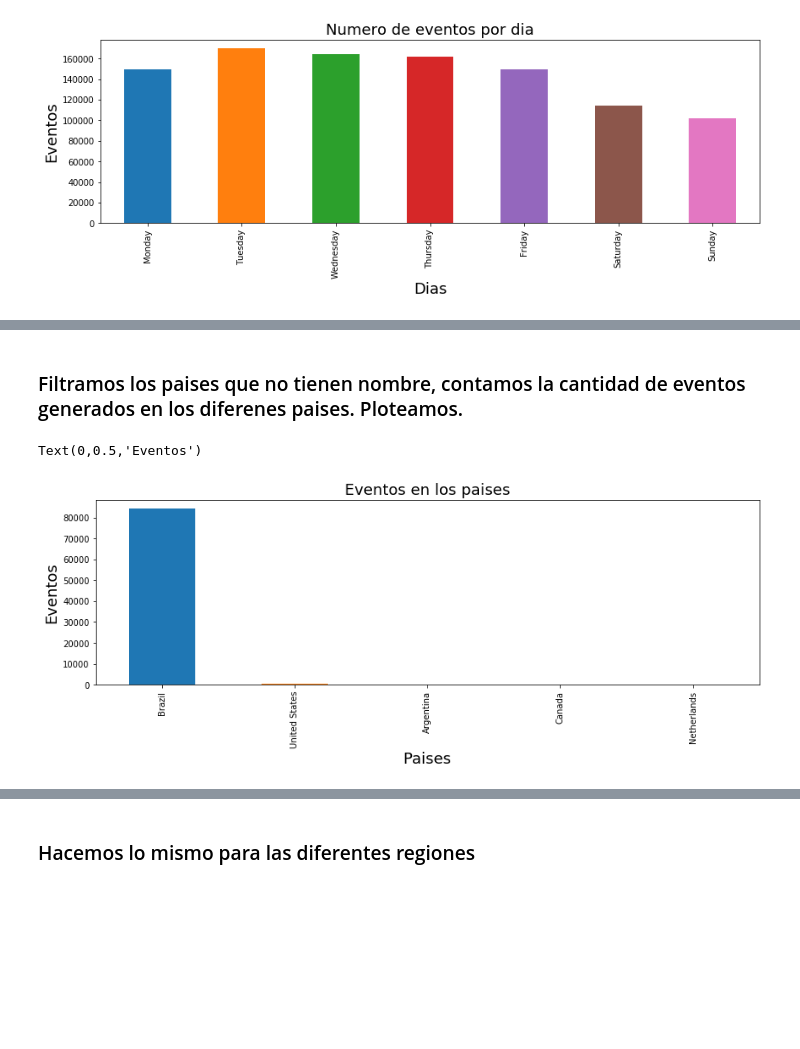
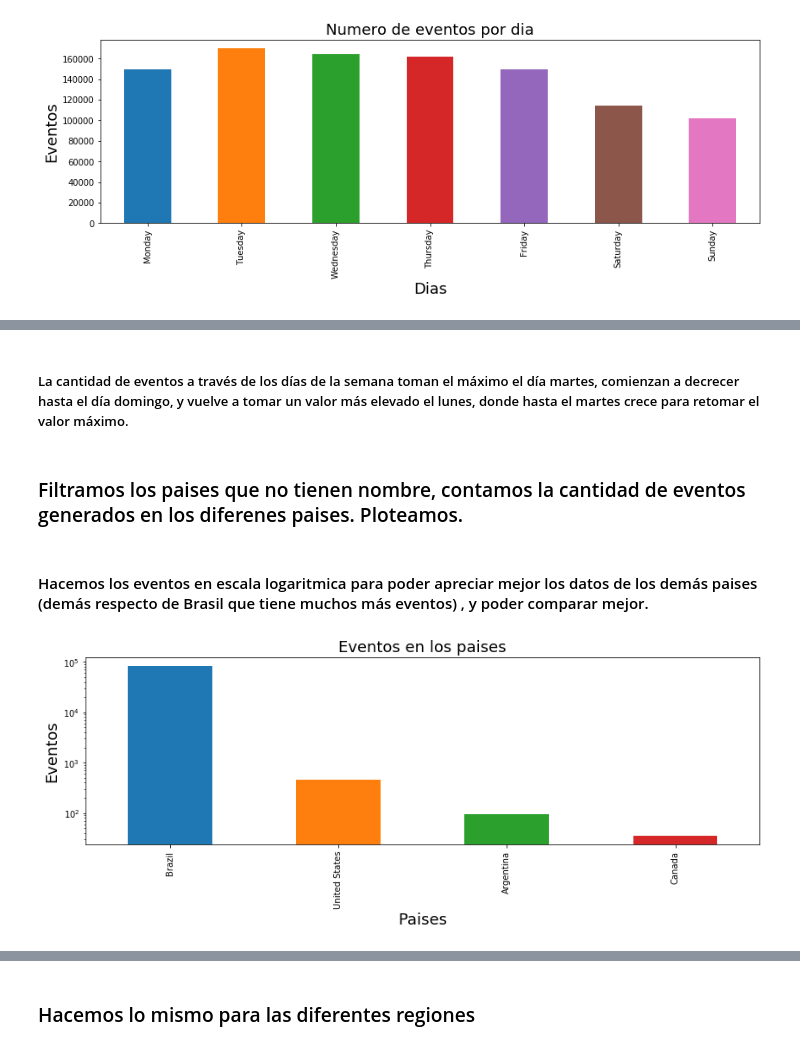
Before and after one commit to MartinCohen98/OrganizacionDeDatosTP1, a Jupyter notebook: AnalisisExploratorioTrocafoneBarbara.ipynb, the cells around one changed output, grey strips where cells are left out. Cells and saved outputs as stored; diff of their text form; code cells hidden in the pictures; blank space fills up the shorter version.

```diff
--- a/AnalisisExploratorioTrocafoneBarbara.ipynb
+++ b/AnalisisExploratorioTrocafoneBarbara.ipynb
@@ -115,16 +151,20 @@ Text(0,0.5,'Eventos')
+# %% [markdown]
+##### La cantidad de eventos a través de los días de la semana toman el máximo el día martes, comienzan a decrecer hasta el día domingo, y vuelve a tomar un valor más elevado el lunes, donde hasta el martes crece para retomar el valor máximo.
 # %% [markdown]
 ### Filtramos los paises que no tienen nombre, contamos la cantidad de eventos generados en los diferenes paises. Ploteamos.
+# %% [markdown]
+#### Hacemos los eventos en escala logaritmica para poder apreciar mejor los datos de los demás paises (demás respecto de Brasil que tiene muchos más eventos) , y poder comparar mejor.
 # %%
 #paises y eventos
 dfFiltrado = df.loc[df['country'] != 'Unknown', :]
 
 #plotC=df.groupby('country').count()['event'].plot(kind='bar',figsize=(14,4));
 #Este hace algo parecido
 
-plotC=dfFiltrado['country'].value_counts()[0:5].plot(kind='bar',figsize=(14,4));
+plotC=dfFiltrado['country'].value_counts()[0:4].plot(kind='bar',figsize=(14,4));
 plotC.set_title("Eventos en los paises", fontsize=18)
 plotC.set_xlabel("Paises",fontsize=18)
 plotC.set_ylabel("Eventos", fontsize=18)
+plotC.set_yscale('log')
 # %% [output]
-Text(0,0.5,'Eventos')
-[figure, old version]
+[figure, new version]
```
Also changed, not shown: parts of 32 cells of this notebook.
